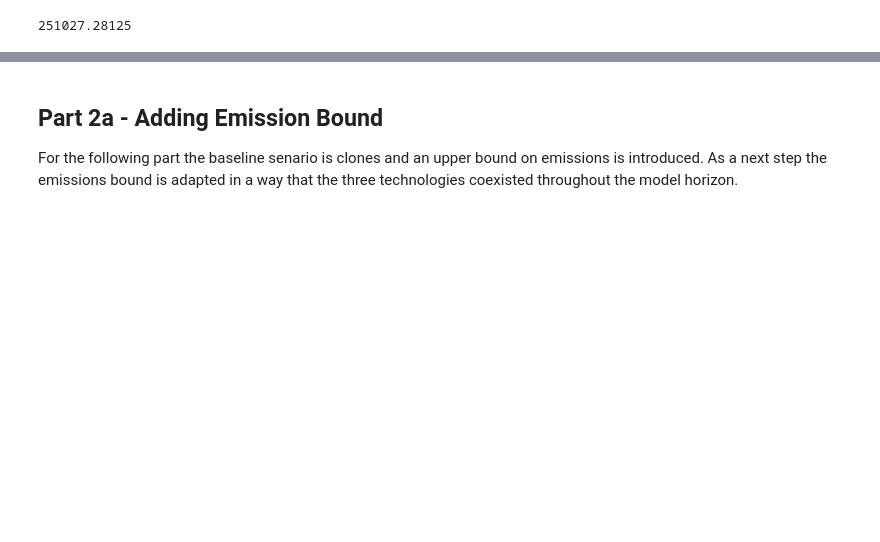
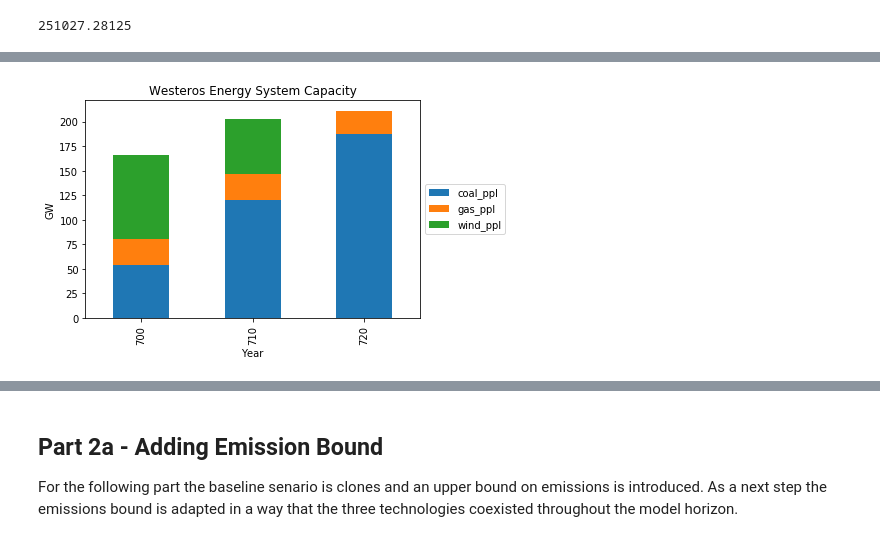
Before and after one commit to luisa-brueser/Third_homework_OpenSourceEnergyModeling, a Jupyter notebook: westeros/3rd_Homework_Gas.ipynb, the cells around one changed output, grey strips where cells are left out. Cells and saved outputs as stored; diff of their text form; code cells hidden in the pictures; blank space fills up the shorter version.

```diff
--- a/westeros/3rd_Homework_Gas.ipynb
+++ b/westeros/3rd_Homework_Gas.ipynb
@@ -332,0 +345,4 @@ scenario.var('OBJ')['lvl']
+# %%
+p.plot_capacity(baseyear=True, subset=['coal_ppl', 'wind_ppl', 'gas_ppl'])
+# %% [output]
+[figure, added]
```
Also changed, not shown: parts of 21 cells of this notebook.
